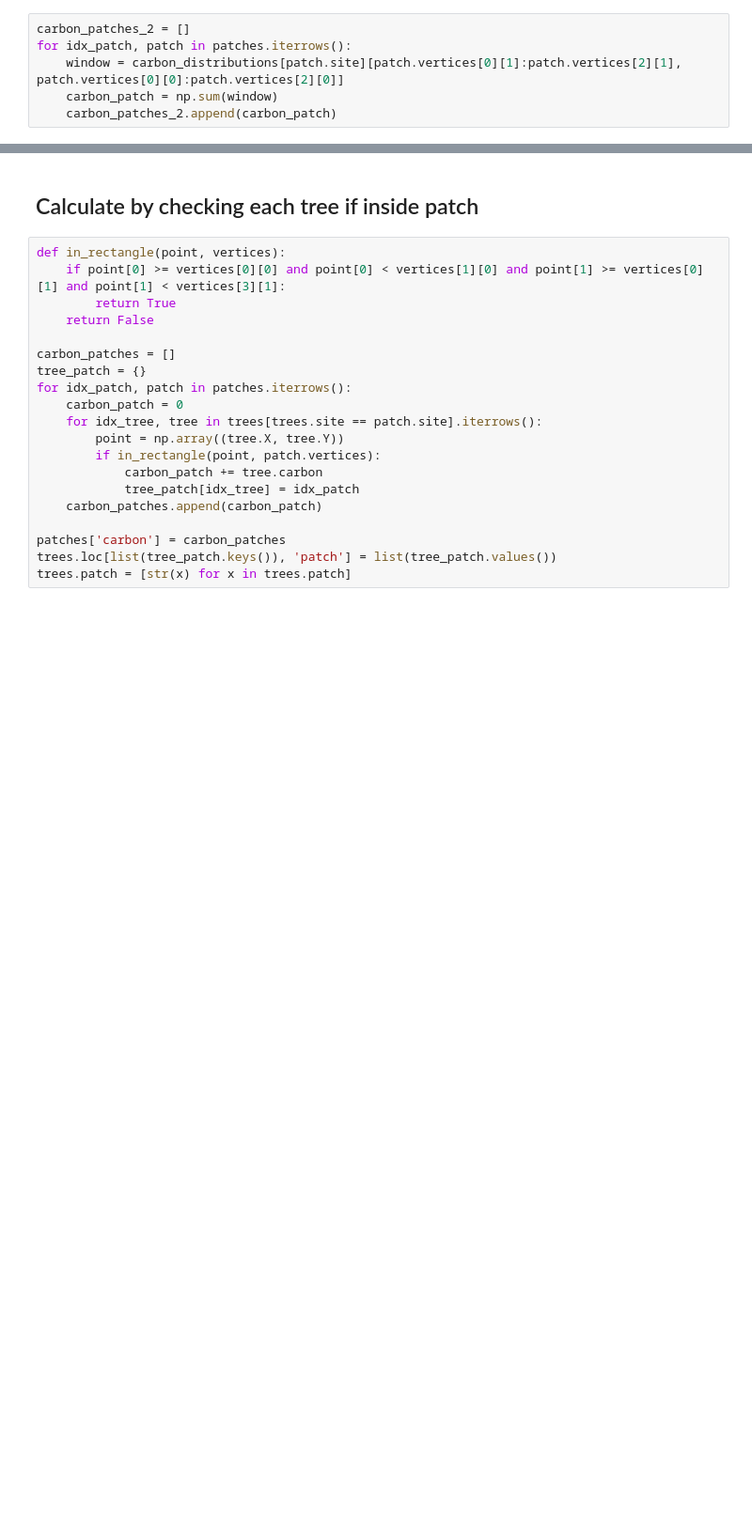
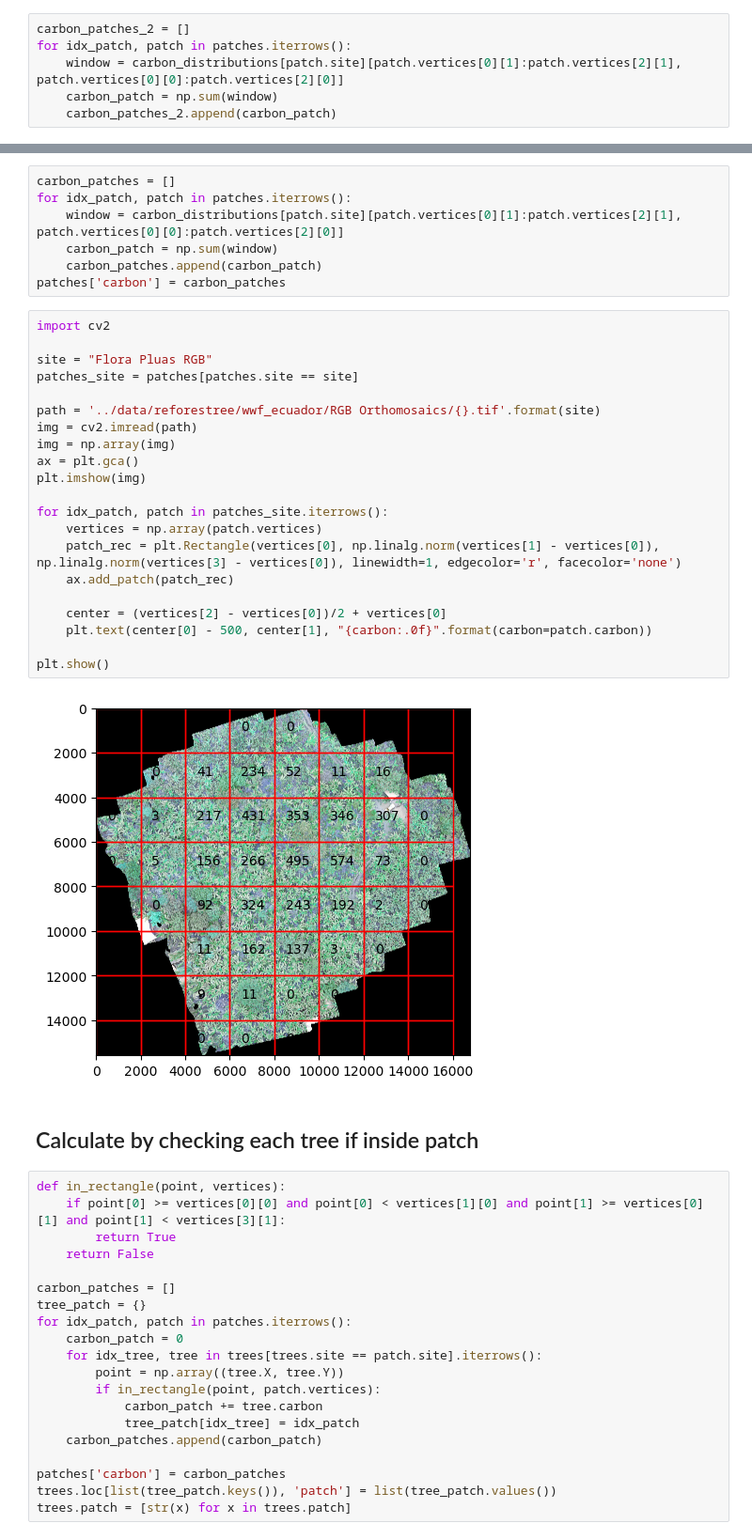
Before and after one commit to TimEngelmann/ai4est, a Jupyter notebook: exploration/estimate_carbon_exploration.ipynb, the cells around one changed output, grey strips where cells are left out. Shown at 94% size. Drawn from its saved outputs; the diff is of its cells as text; blank space fills up the shorter version.

```diff
--- a/exploration/estimate_carbon_exploration.ipynb
+++ b/exploration/estimate_carbon_exploration.ipynb
@@ -105,3 +194,33 @@ for idx_patch, patch in patches.iterrows():
+# %%
+carbon_patches = []
+for idx_patch, patch in patches.iterrows():
+    window = carbon_distributions[patch.site][patch.vertices[0][1]:patch.vertices[2][1], patch.vertices[0][0]:patch.vertices[2][0]]
+    carbon_patch = np.sum(window)
+    carbon_patches.append(carbon_patch)
+patches['carbon'] = carbon_patches
+# %%
+import cv2
+
+site = "Flora Pluas RGB"
+patches_site = patches[patches.site == site]
+
+path = '../data/reforestree/wwf_ecuador/RGB Orthomosaics/{}.tif'.format(site)
+img = cv2.imread(path)
+img = np.array(img)
+ax = plt.gca()
+plt.imshow(img)
+
+for idx_patch, patch in patches_site.iterrows():
+    vertices = np.array(patch.vertices)
+    patch_rec = plt.Rectangle(vertices[0], np.linalg.norm(vertices[1] - vertices[0]), np.linalg.norm(vertices[3] - vertices[0]), linewidth=1, edgecolor='r', facecolor='none')
+    ax.add_patch(patch_rec)
+
+    center = (vertices[2] - vertices[0])/2 + vertices[0]
+    plt.text(center[0] - 500, center[1], "{carbon:.0f}".format(carbon=patch.carbon))
+
+plt.show()
+# %% [output]
+[figure, added]
 # %% [markdown]
 ## Calculate by checking each tree if inside patch
 # %%
```
Also changed, not shown: parts of 15 cells of this notebook, 3 other files.
